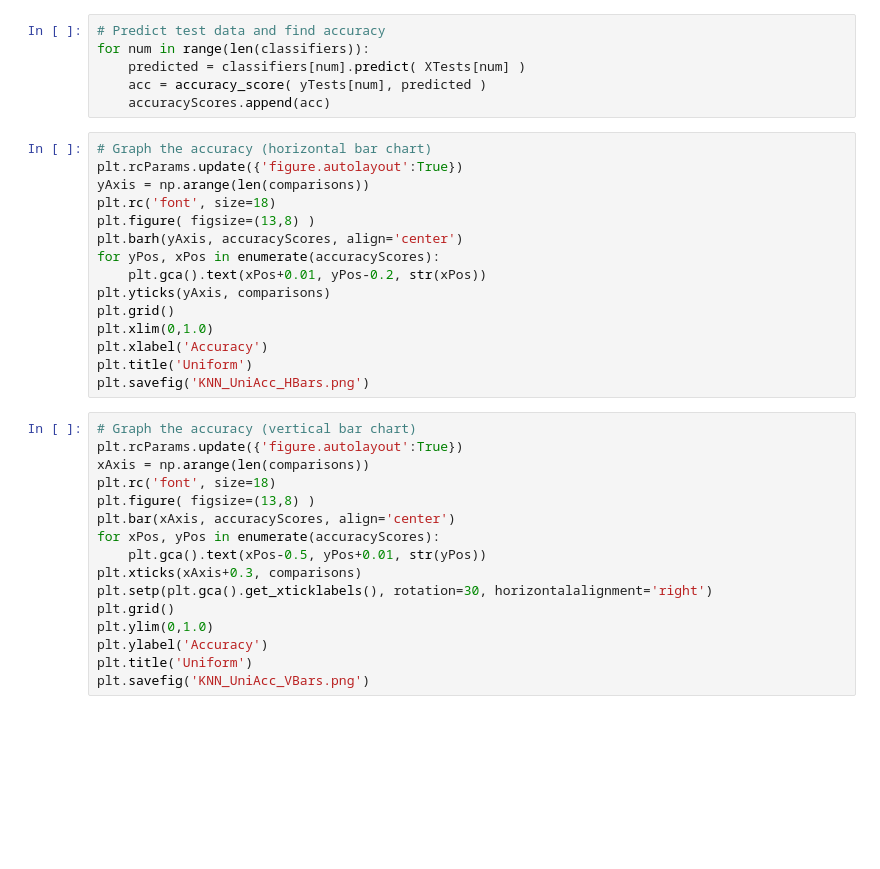
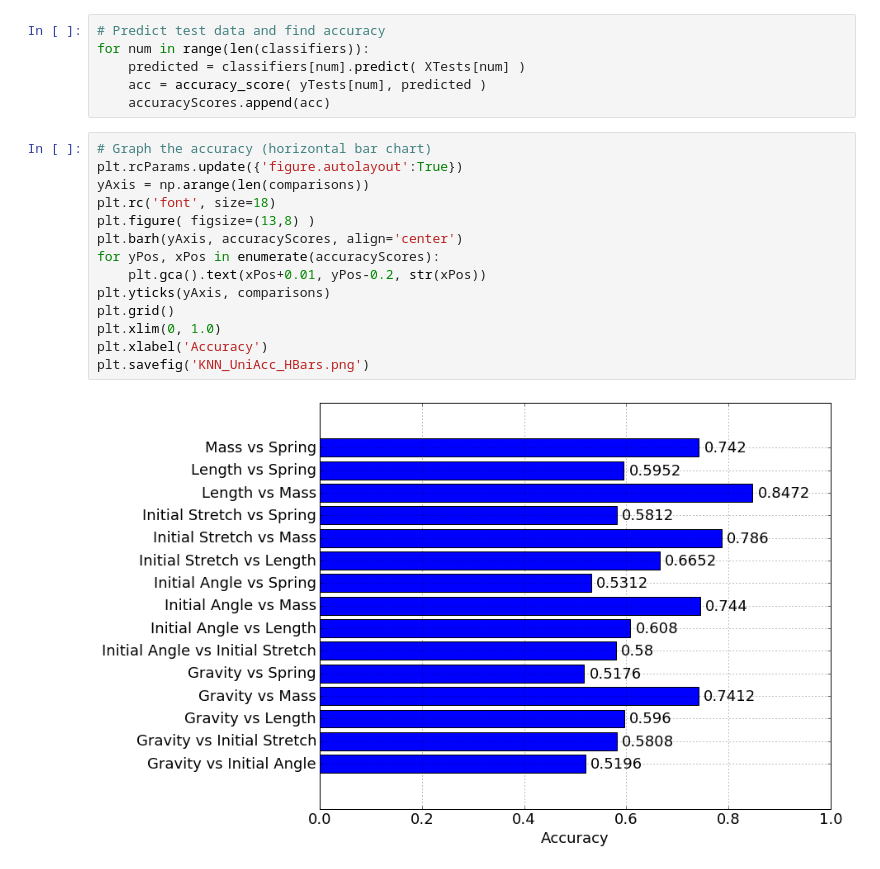
Before and after one commit to Smiley248/nasaspring, a Jupyter notebook: KNN/KNN_Uniform.ipynb, the cells around one changed output. Drawn from its saved outputs; the diff is of its cells as text; blank space fills up the shorter version.

```diff
--- a/KNN/KNN_Uniform.ipynb
+++ b/KNN/KNN_Uniform.ipynb
@@ -157,31 +154,16 @@ for num in range(len(classifiers)):
 # %%
 # Graph the accuracy (horizontal bar chart)
 plt.rcParams.update({'figure.autolayout':True})
 yAxis = np.arange(len(comparisons))
 plt.rc('font', size=18)
 plt.figure( figsize=(13,8) )
 plt.barh(yAxis, accuracyScores, align='center')
 for yPos, xPos in enumerate(accuracyScores):
     plt.gca().text(xPos+0.01, yPos-0.2, str(xPos))
 plt.yticks(yAxis, comparisons)
 plt.grid()
-plt.xlim(0,1.0)
+plt.xlim(0, 1.0)
 plt.xlabel('Accuracy')
-plt.title('Uniform')
 plt.savefig('KNN_UniAcc_HBars.png')
+# %% [output]
+[figure, added]
-# %%
-# Graph the accuracy (vertical bar chart)
-plt.rcParams.update({'figure.autolayout':True})
-xAxis = np.arange(len(comparisons))
-plt.rc('font', size=18)
-plt.figure( figsize=(13,8) )
-plt.bar(xAxis, accuracyScores, align='center')
-for xPos, yPos in enumerate(accuracyScores):
-    plt.gca().text(xPos-0.5, yPos+0.01, str(yPos))
-plt.xticks(xAxis+0.3, comparisons)
-plt.setp(plt.gca().get_xticklabels(), rotation=30, horizontalalignment='right')
-plt.grid()
-plt.ylim(0,1.0)
-plt.ylabel('Accuracy')
-plt.title('Uniform')
-plt.savefig('KNN_UniAcc_VBars.png')
```
Also changed, not shown: parts of 6 cells of this notebook, 2 other files.
